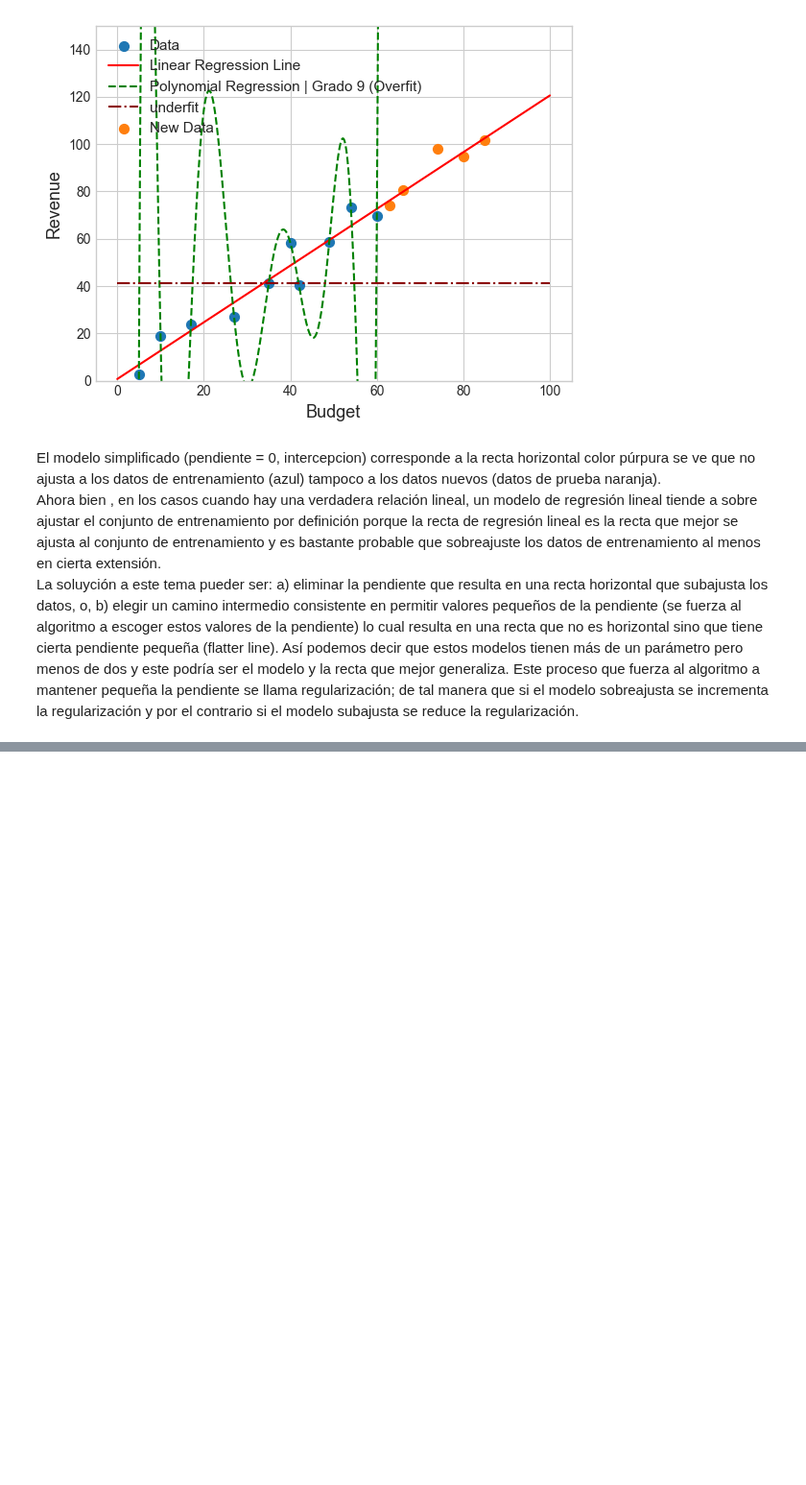
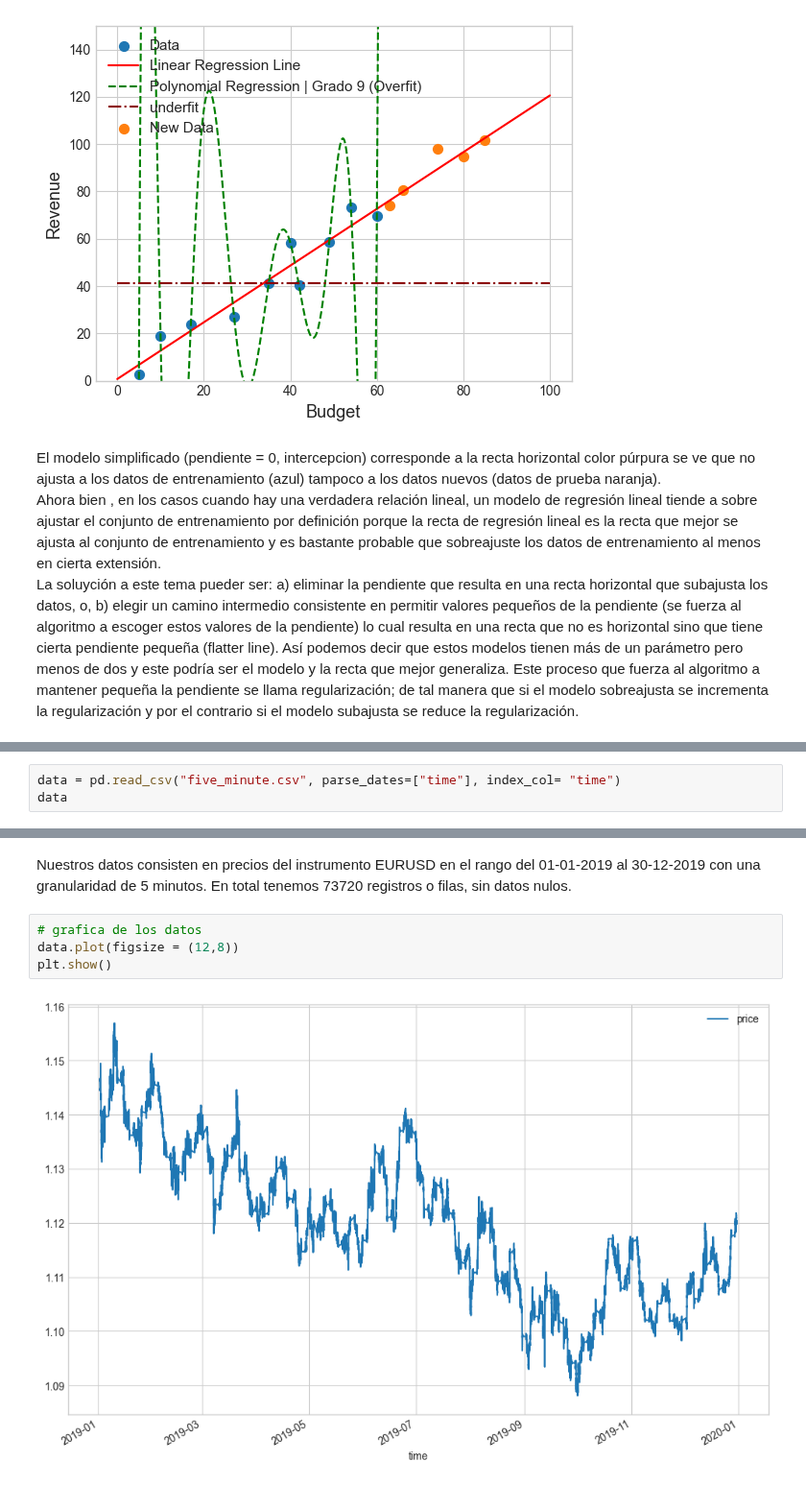
Before and after one commit to mario812/algo-trading-env, a Jupyter notebook: 3.4.2-linear_reg_intro.ipynb, the cells around one changed output, grey strips where cells are left out. Shown at 96% size. Saved outputs shown, nothing was run; the diff lists cells and outputs as text; blank space fills up the shorter version.

```diff
--- a/3.4.2-linear_reg_intro.ipynb
+++ b/3.4.2-linear_reg_intro.ipynb
@@ -215,0 +218,3 @@ Este proceso que fuerza al algoritmo a mantener pequeña la pendiente se llama r
+# %%
+data = pd.read_csv("five_minute.csv", parse_dates=["time"], index_col= "time")
+data
@@ -215,0 +247,8 @@ Este proceso que fuerza al algoritmo a mantener pequeña la pendiente se llama r
+# %% [markdown]
+Nuestros datos consisten en precios del instrumento EURUSD en el rango del 01-01-2019 al 30-12-2019 con una granularidad de 5 minutos. En total tenemos 73720 registros o filas, sin datos nulos.
+# %%
+# grafica de los datos
+data.plot(figsize = (12,8))
+plt.show()
+# %% [output]
+[figure, added]
```
Also changed, not shown: parts of 4 cells of this notebook.
